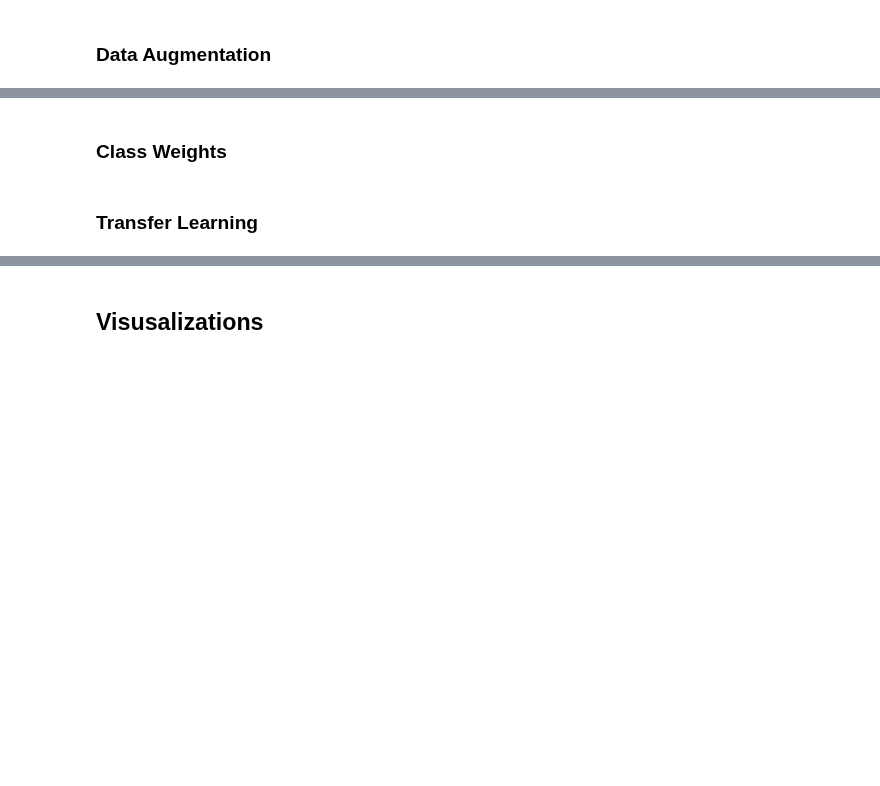
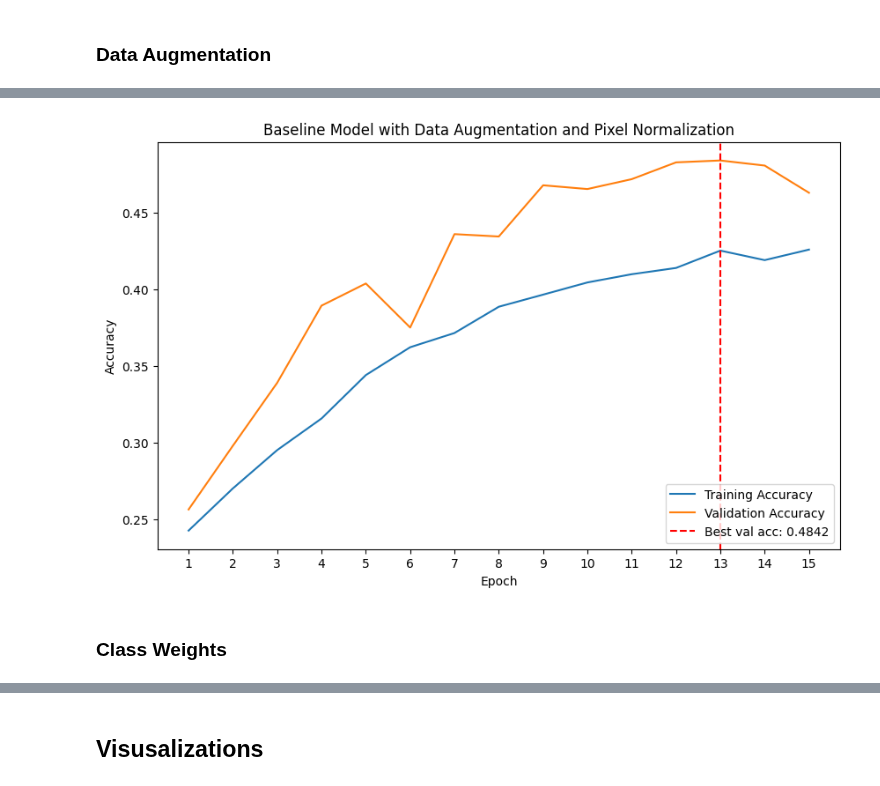
Before and after one commit to kayleeisokay/cs109b-final-project, a Jupyter notebook: MS3.ipynb, the cells around one changed output, grey strips where cells are left out. Cells and saved outputs as stored; diff of their text form; code cells hidden in the pictures; blank space fills up the shorter version.

```diff
--- a/MS3.ipynb
+++ b/MS3.ipynb
@@ -1045,0 +1094,8 @@ Even though the best reported validation accuracy improved compared to the previ
+# %%
+baseline_aug_model = create_baseline_model()
+
+baseline_aug_model_history = baseline_aug_model.fit(
+    traingen,
+    epochs=15,
+    validation_data=valgen,
+)
@@ -1045,0 +1120,16 @@ Even though the best reported validation accuracy improved compared to the previ
+# %%
+traingen.reset()
+train_loss, train_acc = baseline_aug_model.evaluate(traingen, verbose=0)
+
+valgen.reset()
+val_loss, val_acc = baseline_aug_model.evaluate(valgen, verbose=0)
+
+print("Baseline Model with Data Augmentation and Pixel Normalization")
+print(f"Train Loss: {train_loss:.4f}, Train Accuracy: {train_acc:.4f}")
+print(f"Validation Loss: {val_loss:.4f}, Validation Accuracy: {val_acc:.4f}")
+
+plot_accuracy(
+    baseline_aug_model_history,
+    "Baseline Model with Data Augmentation and Pixel Normalization",
+)
+# %% [output]
@@ -1046,4 +1139,3 @@ Even though the best reported validation accuracy improved compared to the previ
+[figure, added]
 # %% [markdown]
 ### Class Weights
-# %% [markdown]
-### Transfer Learning
```
Also changed, not shown: parts of 35 cells of this notebook, 3 other files.
